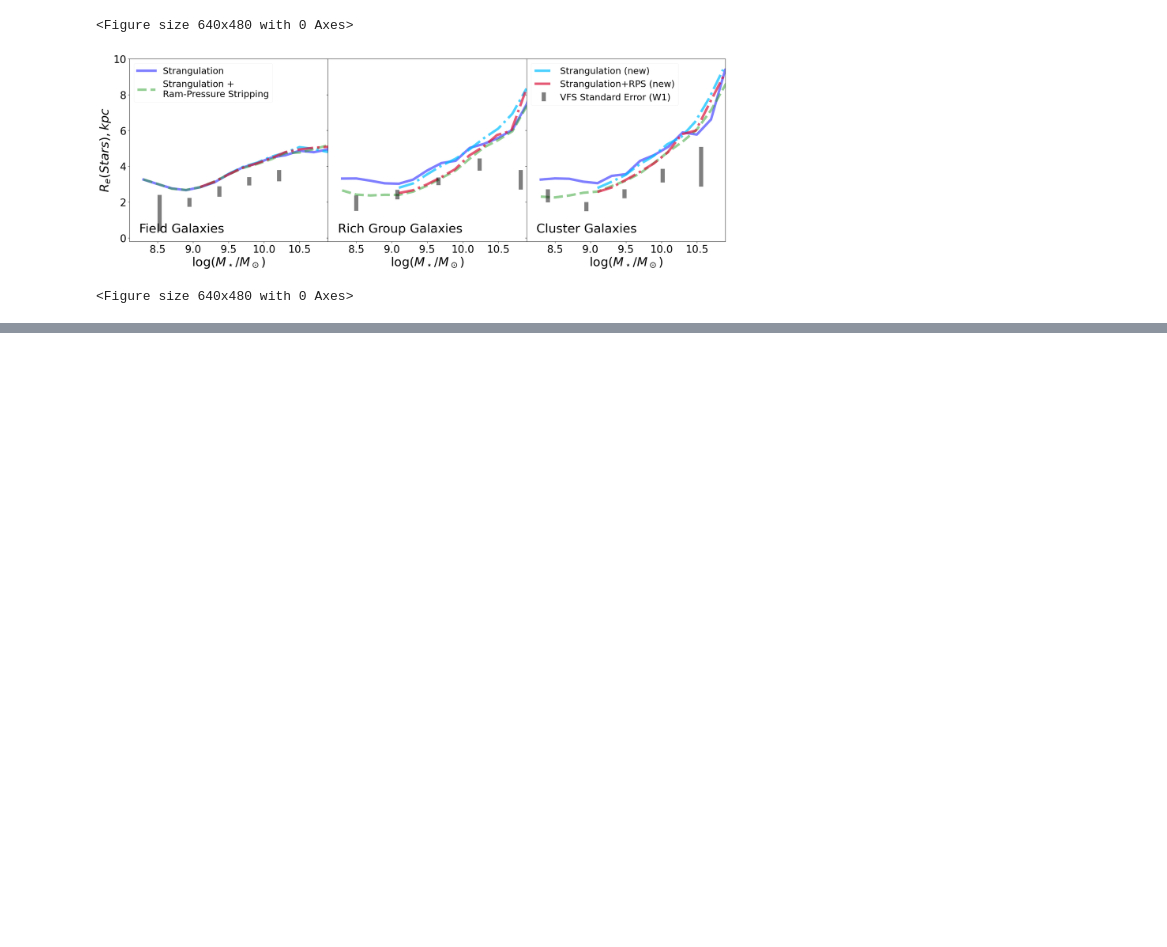
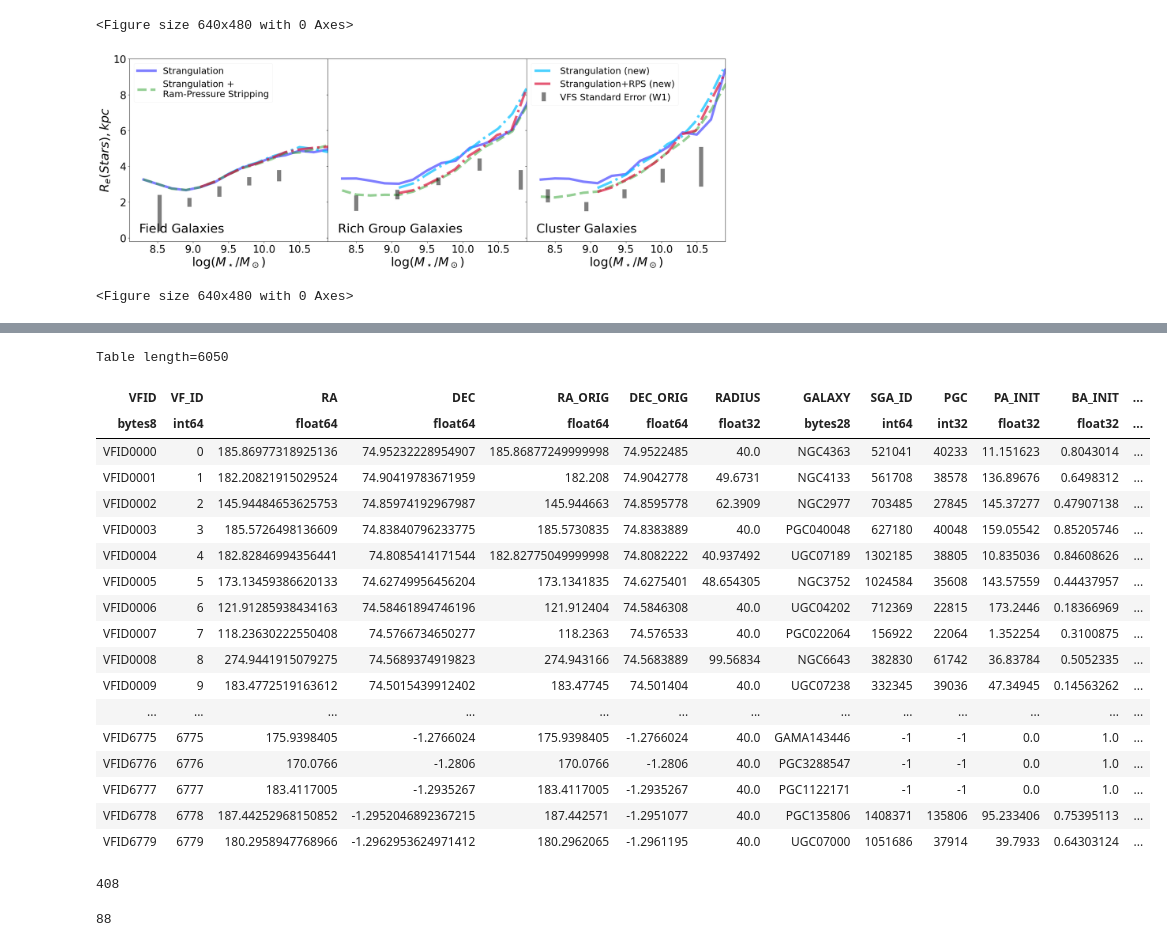
Before and after one commit to Kyssuber/research, a Jupyter notebook: data_analysis/virgowise_plots.ipynb, the cells around one changed output, grey strips where cells are left out. Cells and saved outputs as stored; diff of their text form; code cells hidden in the pictures; blank space fills up the shorter version.

```diff
--- a/data_analysis/virgowise_plots.ipynb
+++ b/data_analysis/virgowise_plots.ipynb
@@ -568,0 +462,24 @@ Table length=100
+# %%
+jm = Table.read(homedir+'/Desktop/virgofilaments-v3b-legacyphot.fits')
+# %%
+jm
+# %% [output]
+Table length=6050
+| VFID | VF_ID | RA | DEC | RA_ORIG | DEC_ORIG | RADIUS | GALAXY | SGA_ID | PGC | PA_INIT | BA_INIT | ... |
+| bytes8 | int64 | float64 | float64 | float64 | float64 | float32 | bytes28 | int64 | int32 | float32 | float32 | ... |
+| VFID0000 | 0 | 185.86977318925136 | 74.95232228954907 | 185.86877249999998 | 74.9522485 | 40.0 | NGC4363 | 521041 | 40233 | 11.151623 | 0.8043014 | ... |
+| VFID0001 | 1 | 182.20821915029524 | 74.90419783671959 | 182.208 | 74.9042778 | 49.6731 | NGC4133 | 561708 | 38578 | 136.89676 | 0.6498312 | ... |
+| VFID0002 | 2 | 145.94484653625753 | 74.85974192967987 | 145.944663 | 74.8595778 | 62.3909 | NGC2977 | 703485 | 27845 | 145.37277 | 0.47907138 | ... |
+| VFID0003 | 3 | 185.5726498136609 | 74.83840796233775 | 185.5730835 | 74.8383889 | 40.0 | PGC040048 | 627180 | 40048 | 159.05542 | 0.85205746 | ... |
+| VFID0004 | 4 | 182.82846994356441 | 74.8085414171544 | 182.82775049999998 | 74.8082222 | 40.937492 | UGC07189 | 1302185 | 38805 | 10.835036 | 0.84608626 | ... |
+| VFID0005 | 5 | 173.13459386620133 | 74.62749956456204 | 173.1341835 | 74.6275401 | 48.654305 | NGC3752 | 1024584 | 35608 | 143.57559 | 0.44437957 | ... |
+| VFID0006 | 6 | 121.91285938434163 | 74.58461894746196 | 121.912404 | 74.5846308 | 40.0 | UGC04202 | 712369 | 22815 | 173.2446 | 0.18366969 | ... |
+| VFID0007 | 7 | 118.23630222550408 | 74.5766734650277 | 118.2363 | 74.576533 | 40.0 | PGC022064 | 156922 | 22064 | 1.352254 | 0.3100875 | ... |
+| VFID0008 | 8 | 274.9441915079275 | 74.5689374919823 | 274.943166 | 74.5683889 | 99.56834 | NGC6643 | 382830 | 61742 | 36.83784 | 0.5052335 | ... |
+| VFID0009 | 9 | 183.4772519163612 | 74.5015439912402 | 183.47745 | 74.501404 | 40.0 | UGC07238 | 332345 | 39036 | 47.34945 | 0.14563262 | ... |
+| ... | ... | ... | ... | ... | ... | ... | ... | ... | ... | ... | ... | ... |
+| VFID6775 | 6775 | 175.9398405 | -1.2766024 | 175.9398405 | -1.2766024 | 40.0 | GAMA143446 | -1 | -1 | 0.0 | 1.0 | ... |
+| VFID6776 | 6776 | 170.0766 | -1.2806 | 170.0766 | -1.2806 | 40.0 | PGC3288547 | -1 | -1 | 0.0 | 1.0 | ... |
+| VFID6777 | 6777 | 183.4117005 | -1.2935267 | 183.4117005 | -1.2935267 | 40.0 | PGC1122171 | -1 | -1 | 0.0 | 1.0 | ... |
+| VFID6778 | 6778 | 187.44252968150852 | -1.2952046892367215 | 187.442571 | -1.2951077 | 40.0 | PGC135806 | 1408371 | 135806 | 95.233406 | 0.75395113 | ... |
+| VFID6779 | 6779 | 180.2958947768966 | -1.2962953624971412 | 180.2962065 | -1.2961195 | 40.0 | UGC07000 | 1051686 | 37914 | 39.7933 | 0.64303124 | ... |
@@ -568,0 +494,8 @@ Table length=100
+# %%
+counter
+# %% [output]
+408
+# %%
+496-408
+# %% [output]
+88
```
Also changed, not shown: parts of 21 cells of this notebook, 1 other file.
